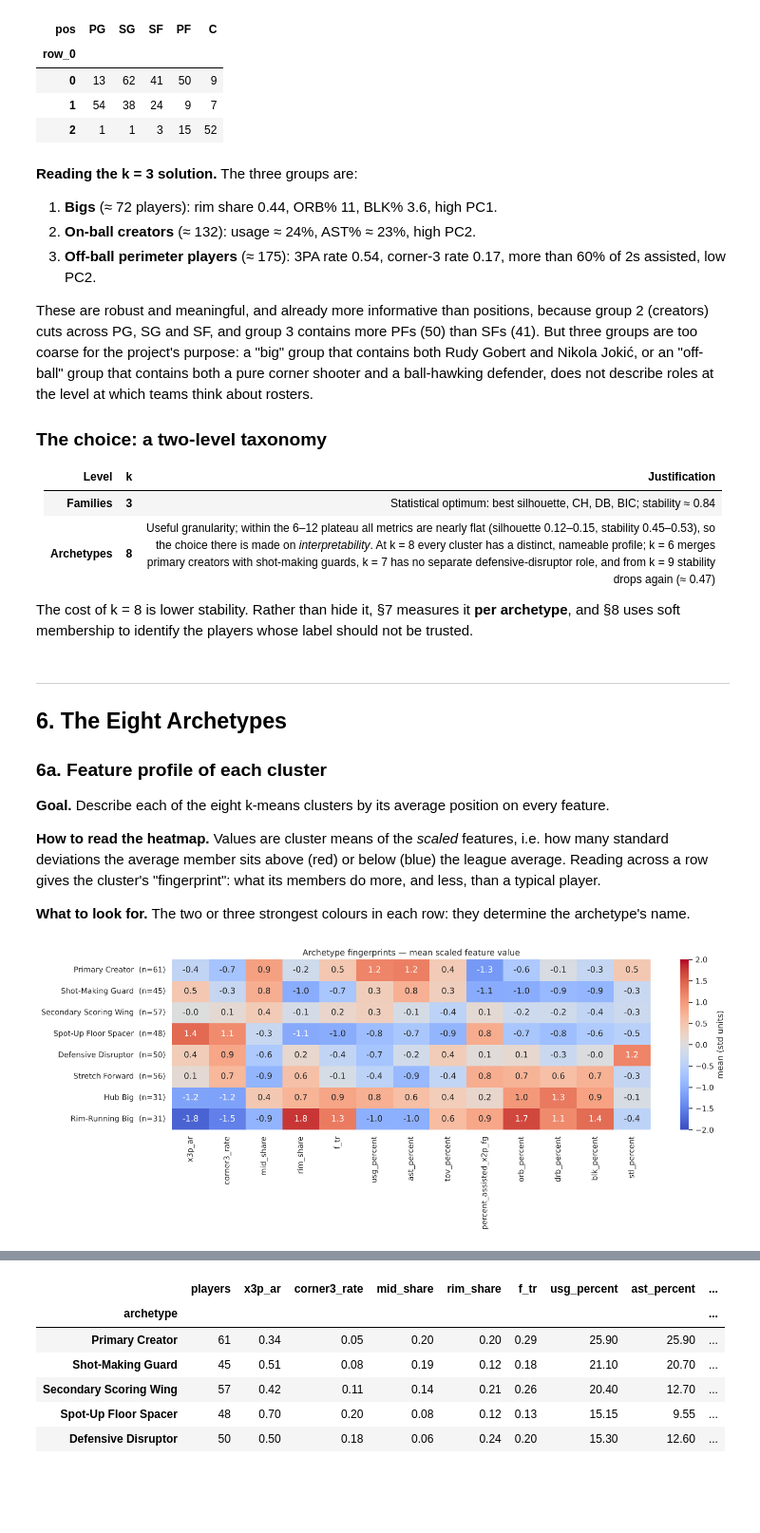
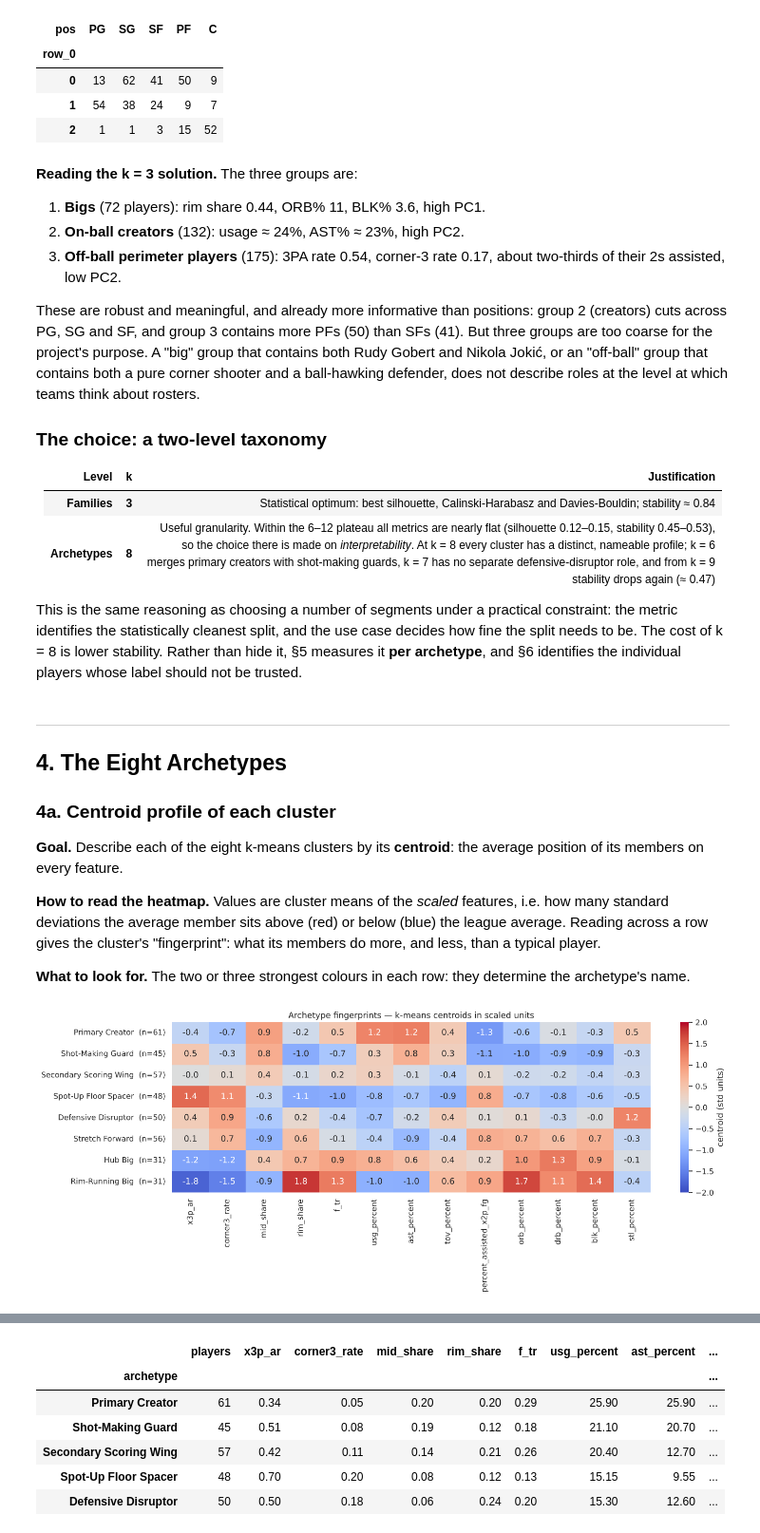
Before and after one commit to nirelkat/NBA_ModernAge_Position, a Jupyter notebook: notebooks/04_Clustering.ipynb, the cells around one changed output, grey strips where cells are left out. Shown at 95% size. Drawn from its saved outputs; the diff is of its cells as text; code cells hidden in the pictures; blank space fills up the shorter version.

```diff
--- a/notebooks/04_Clustering.ipynb
+++ b/notebooks/04_Clustering.ipynb
@@ -301,31 +190,35 @@ listed positions per cluster:
 | 2 | 1 | 1 | 3 | 15 | 52 |
 # %% [markdown]
 **Reading the k = 3 solution.** The three groups are:
-1. **Bigs** (≈ 72 players): rim share 0.44, ORB% 11, BLK% 3.6, high PC1.
-2. **On-ball creators** (≈ 132): usage ≈ 24%, AST% ≈ 23%, high PC2.
-3. **Off-ball perimeter players** (≈ 175): 3PA rate 0.54, corner-3 rate 0.17, more than 60% of 2s assisted, low PC2.
+1. **Bigs** (72 players): rim share 0.44, ORB% 11, BLK% 3.6, high PC1.
+2. **On-ball creators** (132): usage ≈ 24%, AST% ≈ 23%, high PC2.
+3. **Off-ball perimeter players** (175): 3PA rate 0.54, corner-3 rate 0.17, about two-thirds of their 2s assisted,
+   low PC2.
 
-These are robust and meaningful, and already more informative than positions, because group 2 (creators) cuts across
-PG, SG and SF, and group 3 contains more PFs (50) than SFs (41). But three groups are too coarse for the project's purpose: a
-"big" group that contains both Rudy Gobert and Nikola Jokić, or an "off-ball" group that contains both a pure corner
+These are robust and meaningful, and already more informative than positions: group 2 (creators) cuts across PG, SG
+and SF, and group 3 contains more PFs (50) than SFs (41). But three groups are too coarse for the project's purpose.
+A "big" group that contains both Rudy Gobert and Nikola Jokić, or an "off-ball" group that contains both a pure corner
 shooter and a ball-hawking defender, does not describe roles at the level at which teams think about rosters.
 
 ### The choice: a two-level taxonomy
 
 | Level | k | Justification |
 |---|---|---|
-| **Families** | **3** | Statistical optimum: best silhouette, CH, DB, BIC; stability ≈ 0.84 |
-| **Archetypes** | **8** | Useful granularity; within the 6–12 plateau all metrics are nearly flat (silhouette 0.12–0.15, stability 0.45–0.53), so the choice there is made on *interpretability*. At k = 8 every cluster has a distinct, nameable profile; k = 6 merges primary creators with shot-making guards, k = 7 has no separate defensive-disruptor role, and from k = 9 stability drops again (≈ 0.47) |
+| **Families** | **3** | Statistical optimum: best silhouette, Calinski-Harabasz and Davies-Bouldin; stability ≈ 0.84 |
+| **Archetypes** | **8** | Useful granularity. Within the 6–12 plateau all metrics are nearly flat (silhouette 0.12–0.15, stability 0.45–0.53), so the choice there is made on *interpretability*. At k = 8 every cluster has a distinct, nameable profile; k = 6 merges primary creators with shot-making guards, k = 7 has no separate defensive-disruptor role, and from k = 9 stability drops again (≈ 0.47) |
 
-The cost of k = 8 is lower stability. Rather than hide it, §7 measures it **per archetype**, and §8 uses soft
-membership to identify the players whose label should not be trusted.
+This is the same reasoning as choosing a number of segments under a practical constraint: the metric identifies the
+statistically cleanest split, and the use case decides how fine the split needs to be. The cost of k = 8 is lower
+stability. Rather than hide it, §5 measures it **per archetype**, and §6 identifies the individual players whose label
+should not be trusted.
 # %% [markdown]
 ---
-## 6. The Eight Archetypes
+## 4. The Eight Archetypes
 
-### 6a. Feature profile of each cluster
+### 4a. Centroid profile of each cluster
 
-**Goal.** Describe each of the eight k-means clusters by its average position on every feature.
+**Goal.** Describe each of the eight k-means clusters by its **centroid**: the average position of its members on
+every feature.
 
 **How to read the heatmap.** Values are cluster means of the *scaled* features, i.e. how many standard deviations the
 average member sits above (red) or below (blue) the league average. Reading across a row gives the cluster's
@@ -335,35 +228,34 @@ average member sits above (red) or below (blue) the league average. Reading acro
 # %%
 K = 8
 km8 = km_models[K]
 lab8 = km8.labels_
 
 # Names are attached through an anchor player (a clear, well-known member of each cluster),
 # so they stay correct even if cluster numbering changes between library versions.
 ANCHORS = {
-    'Rudy Gobert':         'Rim-Running Big',
-    'Alperen Şengün':      'Hub Big',
-    "De'Aaron Fox":        'Primary Creator',
-    'Malik Monk':          'Shot-Making Guard',
-    'Desmond Bane':        'Secondary Scoring Wing',
-    'Luguentz Dort':       'Spot-Up Floor Spacer',
-    'Herbert Jones':       'Defensive Disruptor',
-    'P.J. Washington':     'Stretch Forward',
+    'Rudy Gobert':     'Rim-Running Big',
+    'Alperen Şengün':  'Hub Big',
+    "De'Aaron Fox":    'Primary Creator',
+    'Malik Monk':      'Shot-Making Guard',
+    'Desmond Bane':    'Secondary Scoring Wing',
+    'Luguentz Dort':   'Spot-Up Floor Spacer',
+    'Herbert Jones':   'Defensive Disruptor',
+    'P.J. Washington': 'Stretch Forward',
 }
-cid = {power.index[power['player'] == p][0]: n for p, n in ANCHORS.items()}
-NAMES = {lab8[i]: n for i, n in cid.items()}
+NAMES = {lab8[power.index[power['player'] == p][0]]: n for p, n in ANCHORS.items()}
 assert len(NAMES) == K, 'each anchor player must fall in a different cluster'
 ORDER = ['Primary Creator', 'Shot-Making Guard', 'Secondary Scoring Wing', 'Spot-Up Floor Spacer',
          'Defensive Disruptor', 'Stretch Forward', 'Hub Big', 'Rim-Running Big']
 archetype = pd.Series([NAMES[l] for l in lab8], name='archetype')
 
 fingerprint = power[FEAT].groupby(archetype).mean().loc[ORDER]
 fingerprint.insert(0, 'n', archetype.value_counts().loc[ORDER])
 fig, ax = plt.subplots(figsize=(15, 6))
 sns.heatmap(fingerprint[FEAT], annot=True, fmt='.1f', cmap='coolwarm', center=0, vmin=-2, vmax=2,
-            cbar_kws={'label': 'mean (std units)'}, ax=ax)
+            cbar_kws={'label': 'centroid (std units)'}, ax=ax)
 ax.set_yticklabels([f'{n}  (n={fingerprint.loc[n, "n"]})' for n in ORDER], rotation=0)
-ax.set(title='Archetype fingerprints — mean scaled feature value', xlabel='', ylabel='')
+ax.set(title='Archetype fingerprints — k-means centroids in scaled units', xlabel='', ylabel='')
 plt.tight_layout(); plt.show()
 # %% [output]
-[figure, old version]
+[figure, new version]
 # %% [markdown]
```
Also changed, not shown: parts of 59 cells of this notebook, 5 other files.
